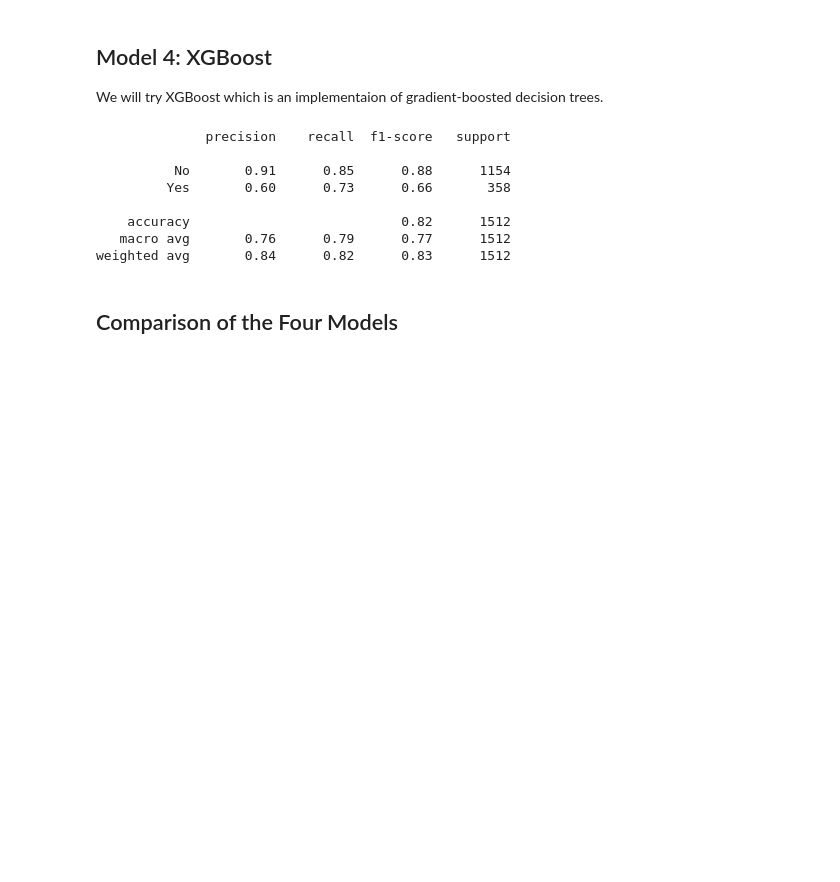
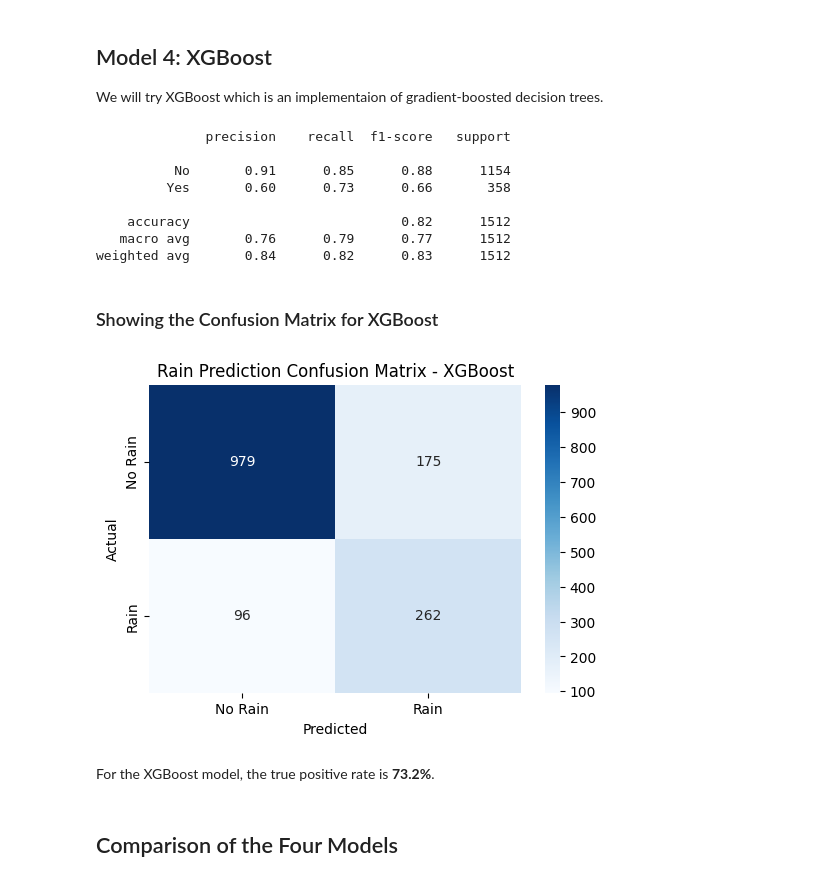
Before and after one commit to rcastro-ai/IBM-Data-Science-Professional-Certificate, a Jupyter notebook: 09-Machine-Learning-with-Python/rainfall-project/rainfall-prediction-model.ipynb, the cells around one changed output. Saved outputs shown, nothing was run; the diff lists cells and outputs as text; code cells hidden in the pictures; blank space fills up the shorter version.

```diff
--- a/09-Machine-Learning-with-Python/rainfall-project/rainfall-prediction-model.ipynb
+++ b/09-Machine-Learning-with-Python/rainfall-project/rainfall-prediction-model.ipynb
@@ -806,6 +822,25 @@ print(classification_report(y_test, xgb_predictions, target_names=['No', 'Yes'])
     accuracy                           0.82      1512
    macro avg       0.76      0.79      0.77      1512
 weighted avg       0.84      0.82      0.83      1512
+# %% [markdown]
+### Showing the Confusion Matrix for XGBoost
+# %%
+# Generate the matrix
+cm_xgb = confusion_matrix(y_test, xgb_predictions)
+
+# Plotting
+plt.figure(figsize=(6, 4))
+sns.heatmap(cm_xgb, annot=True, fmt='d', cmap='Blues',
+            xticklabels=['No Rain', 'Rain'],
+            yticklabels=['No Rain', 'Rain'])
+plt.title('Rain Prediction Confusion Matrix - XGBoost')
+plt.xlabel('Predicted')
+plt.ylabel('Actual')
+plt.show()
+# %% [output]
+[figure, added]
+# %% [markdown]
+For the XGBoost model, the true positive rate is **73.2%**.
 # %% [markdown]
 ## Comparison of the Four Models
 # %% [markdown]
```
Also changed, not shown: parts of 9 cells of this notebook, 1 other file.
